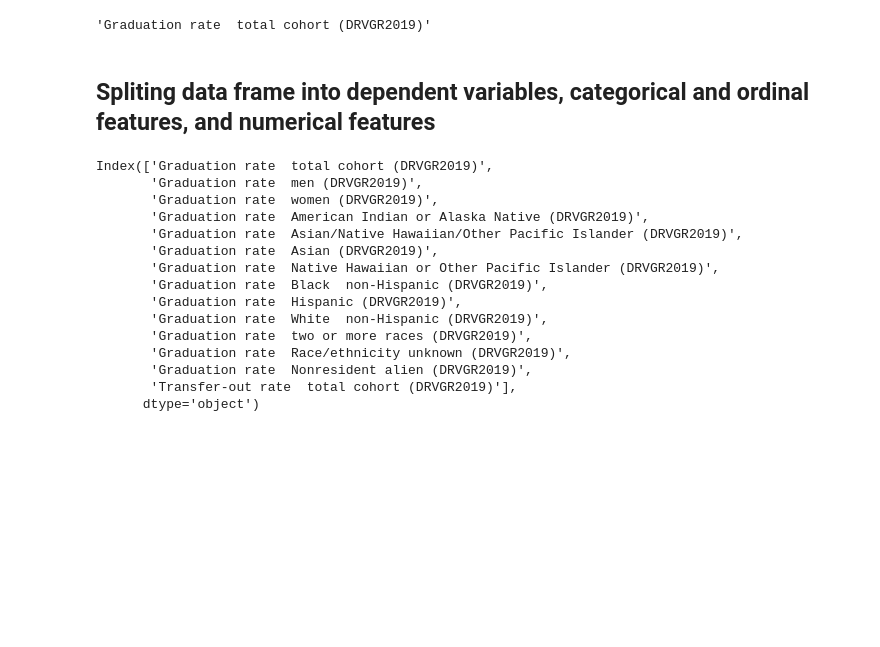
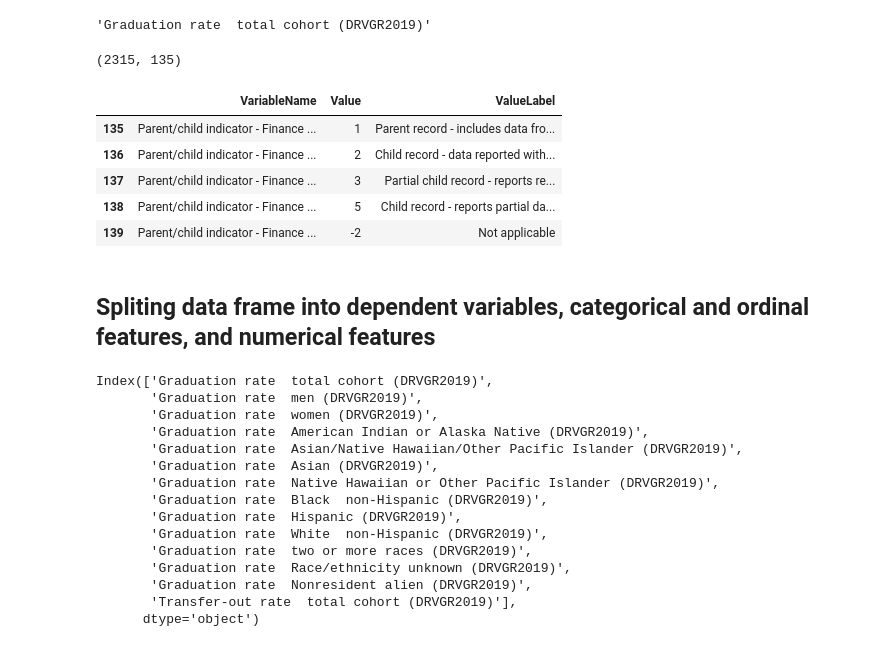
Before and after one commit to robcamp-code/DataSciencePortfolio, a Jupyter notebook: UniversityGraduationRates/Data Wrangling.ipynb, the cells around one changed output. Saved outputs shown, nothing was run; the diff lists cells and outputs as text; code cells hidden in the pictures; blank space fills up the shorter version.

```diff
--- a/UniversityGraduationRates/BaseLine Modeling.ipynb
+++ b/UniversityGraduationRates/Data Wrangling.ipynb
@@ -32,6 +31,19 @@ df.columns[32]
 # %%
 #drop where total graduation rate is missing
 df.dropna(subset=[df.columns[32]], inplace=True)
+# %%
+df.shape
+# %% [output]
+(2315, 135)
+# %%
+schema[schema["VariableName"].str.contains("Parent")]
+# %% [output]
+|  | VariableName | Value | ValueLabel |
+| 135 | Parent/child indicator - Finance ... | 1 | Parent record - includes data fro... |
+| 136 | Parent/child indicator - Finance ... | 2 | Child record - data reported with... |
+| 137 | Parent/child indicator - Finance ... | 3 | Partial child record - reports re... |
+| 138 | Parent/child indicator - Finance ... | 5 | Child record - reports partial da... |
+| 139 | Parent/child indicator - Finance ... | -2 | Not applicable |
 # %% [markdown]
 ## Spliting data frame into dependent variables, categorical and ordinal features, and numerical features
 # %%
```
Also changed, not shown: parts of 54 cells of this notebook, 3 other files.
